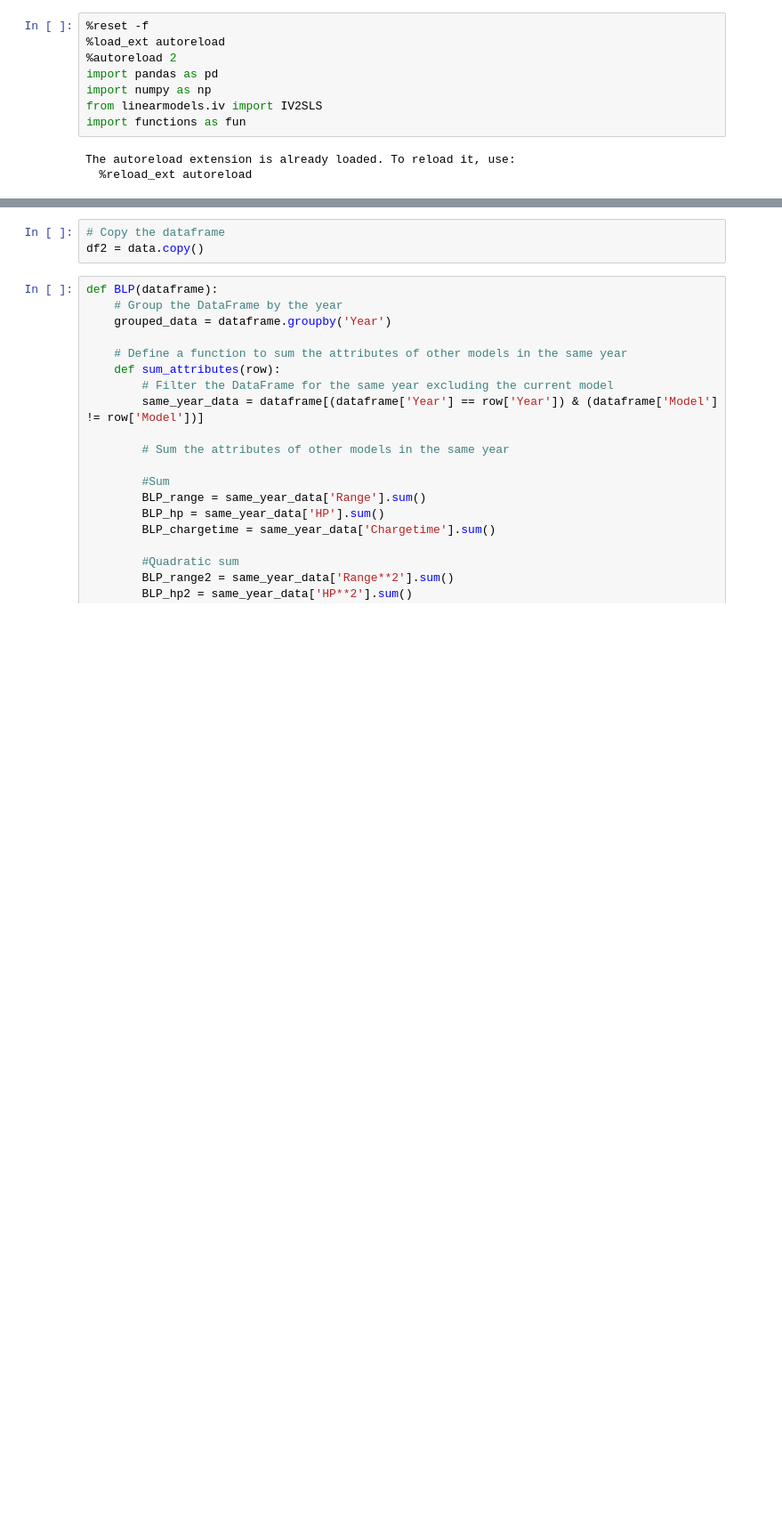
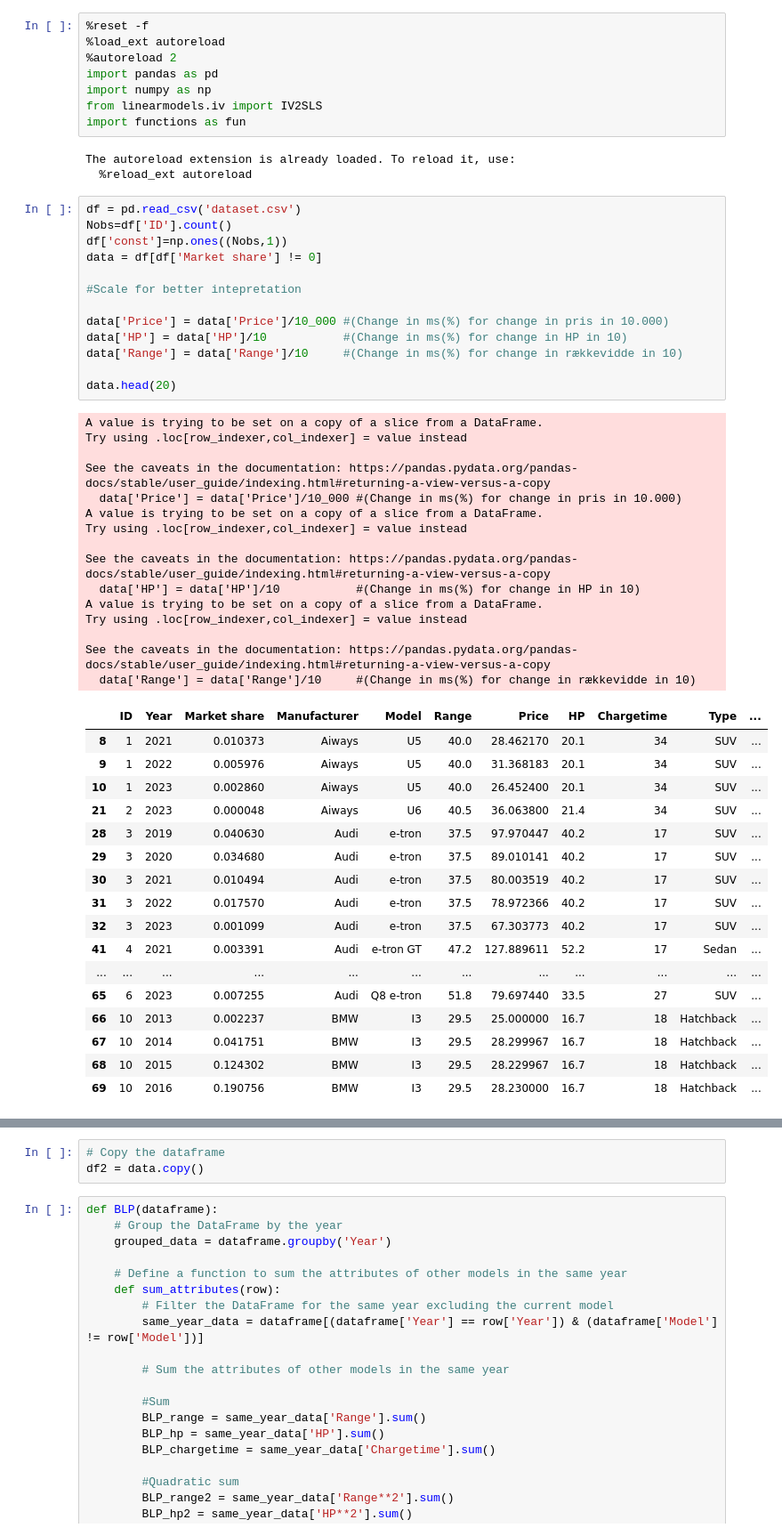
Before and after one commit to Mikkelbos/Bachelor, a Jupyter notebook: BLP.ipynb, the cells around one changed output, grey strips where cells are left out. Shown at 89% size. Saved outputs shown, nothing was run; the diff lists cells and outputs as text; blank space fills up the shorter version.

```diff
--- a/BLP.ipynb
+++ b/BLP.ipynb
@@ -9,4 +9,50 @@ import functions as fun
 # %% [output]
 The autoreload extension is already loaded. To reload it, use:
   %reload_ext autoreload
+# %%
+df = pd.read_csv('dataset.csv')
+Nobs=df['ID'].count()
+df['const']=np.ones((Nobs,1))
+data = df[df['Market share'] != 0]
+
+#Scale for better intepretation
+
+data['Price'] = data['Price']/10_000 #(Change in ms(%) for change in pris in 10.000)
+data['HP'] = data['HP']/10           #(Change in ms(%) for change in HP in 10)
+data['Range'] = data['Range']/10     #(Change in ms(%) for change in rækkevidde in 10)
+
+data.head(20)
+# %% [output]
+A value is trying to be set on a copy of a slice from a DataFrame.
+Try using .loc[row_indexer,col_indexer] = value instead
+
+See the caveats in the documentation: https://pandas.pydata.org/pandas-docs/stable/user_guide/indexing.html#returning-a-view-versus-a-copy
+  data['Price'] = data['Price']/10_000 #(Change in ms(%) for change in pris in 10.000)
+A value is trying to be set on a copy of a slice from a DataFrame.
+Try using .loc[row_indexer,col_indexer] = value instead
+
+See the caveats in the documentation: https://pandas.pydata.org/pandas-docs/stable/user_guide/indexing.html#returning-a-view-versus-a-copy
+  data['HP'] = data['HP']/10           #(Change in ms(%) for change in HP in 10)
+A value is trying to be set on a copy of a slice from a DataFrame.
+Try using .loc[row_indexer,col_indexer] = value instead
+
+See the caveats in the documentation: https://pandas.pydata.org/pandas-docs/stable/user_guide/indexing.html#returning-a-view-versus-a-copy
+  data['Range'] = data['Range']/10     #(Change in ms(%) for change in rækkevidde in 10)
+|  | ID | Year | Market share | Manufacturer | Model | Range | Price | HP | Chargetime | Type | ... |
+| 8 | 1 | 2021 | 0.010373 | Aiways | U5 | 40.0 | 28.462170 | 20.1 | 34 | SUV | ... |
+| 9 | 1 | 2022 | 0.005976 | Aiways | U5 | 40.0 | 31.368183 | 20.1 | 34 | SUV | ... |
+| 10 | 1 | 2023 | 0.002860 | Aiways | U5 | 40.0 | 26.452400 | 20.1 | 34 | SUV | ... |
+| 21 | 2 | 2023 | 0.000048 | Aiways | U6 | 40.5 | 36.063800 | 21.4 | 34 | SUV | ... |
+| 28 | 3 | 2019 | 0.040630 | Audi | e-tron | 37.5 | 97.970447 | 40.2 | 17 | SUV | ... |
+| 29 | 3 | 2020 | 0.034680 | Audi | e-tron | 37.5 | 89.010141 | 40.2 | 17 | SUV | ... |
+| 30 | 3 | 2021 | 0.010494 | Audi | e-tron | 37.5 | 80.003519 | 40.2 | 17 | SUV | ... |
+| 31 | 3 | 2022 | 0.017570 | Audi | e-tron | 37.5 | 78.972366 | 40.2 | 17 | SUV | ... |
+| 32 | 3 | 2023 | 0.001099 | Audi | e-tron | 37.5 | 67.303773 | 40.2 | 17 | SUV | ... |
+| 41 | 4 | 2021 | 0.003391 | Audi | e-tron GT | 47.2 | 127.889611 | 52.2 | 17 | Sedan | ... |
+| ... | ... | ... | ... | ... | ... | ... | ... | ... | ... | ... | ... |
+| 65 | 6 | 2023 | 0.007255 | Audi | Q8 e-tron | 51.8 | 79.697440 | 33.5 | 27 | SUV | ... |
+| 66 | 10 | 2013 | 0.002237 | BMW | I3 | 29.5 | 25.000000 | 16.7 | 18 | Hatchback | ... |
+| 67 | 10 | 2014 | 0.041751 | BMW | I3 | 29.5 | 28.299967 | 16.7 | 18 | Hatchback | ... |
+| 68 | 10 | 2015 | 0.124302 | BMW | I3 | 29.5 | 28.229967 | 16.7 | 18 | Hatchback | ... |
+| 69 | 10 | 2016 | 0.190756 | BMW | I3 | 29.5 | 28.230000 | 16.7 | 18 | Hatchback | ... |
 # %%
```
Also changed, not shown: parts of 13 cells of this notebook.
